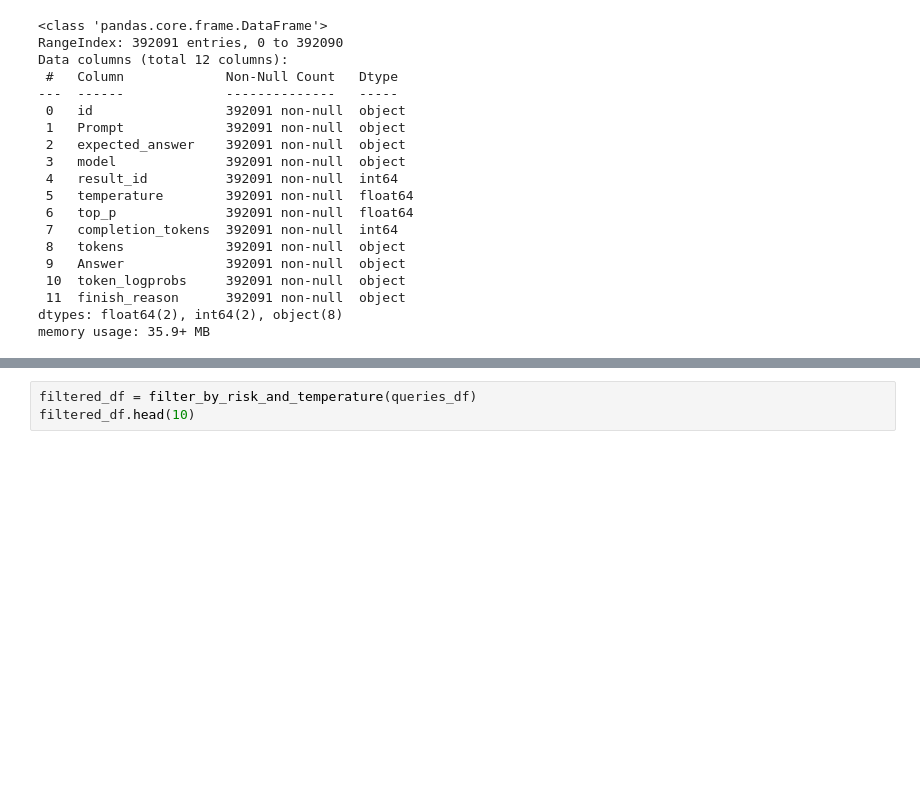
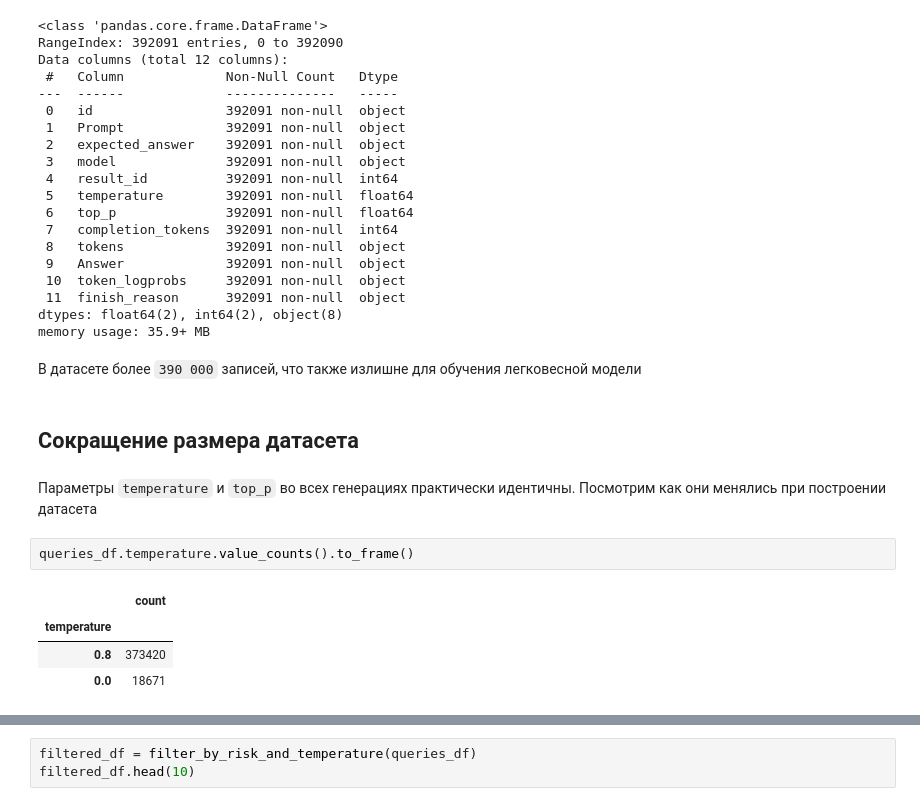
Before and after one commit to EliseevVadim/advanced-hallucinations-detection, a Jupyter notebook: raw_data_preparation.ipynb, the cells around one changed output, grey strips where cells are left out. Cells and saved outputs as stored; diff of their text form; blank space fills up the shorter version.

```diff
--- a/raw_data_preparation.ipynb
+++ b/raw_data_preparation.ipynb
@@ -48,3 +80,16 @@ Data columns (total 12 columns):
  11  finish_reason      392091 non-null  object
 dtypes: float64(2), int64(2), object(8)
 memory usage: 35.9+ MB
+# %% [markdown]
+В датасете более `390 000` записей, что также излишне для обучения легковесной модели
+# %% [markdown]
+## Сокращение размера датасета
+# %% [markdown]
+Параметры `temperature` и `top_p` во всех генерациях практически идентичны. Посмотрим как они менялись при построении датасета
+# %%
+queries_df.temperature.value_counts().to_frame()
+# %% [output]
+|  | count |
+| temperature |  |
+| 0.8 | 373420 |
+| 0.0 | 18671 |
```
Also changed, not shown: parts of 24 cells of this notebook.
